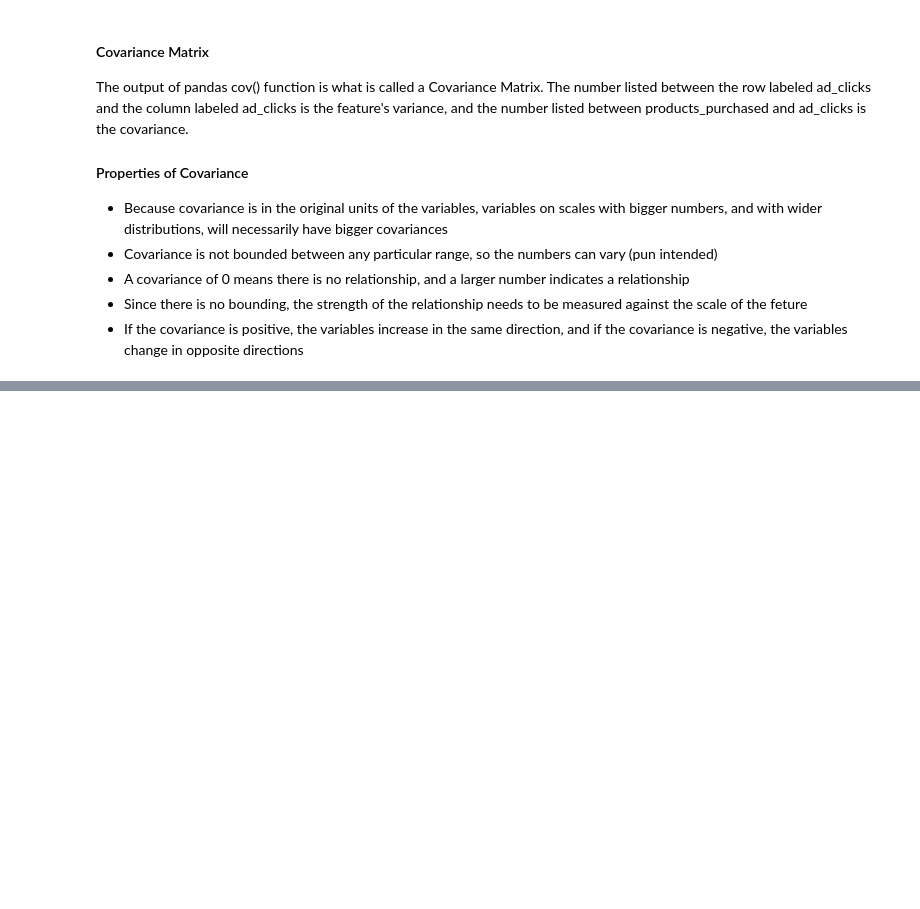
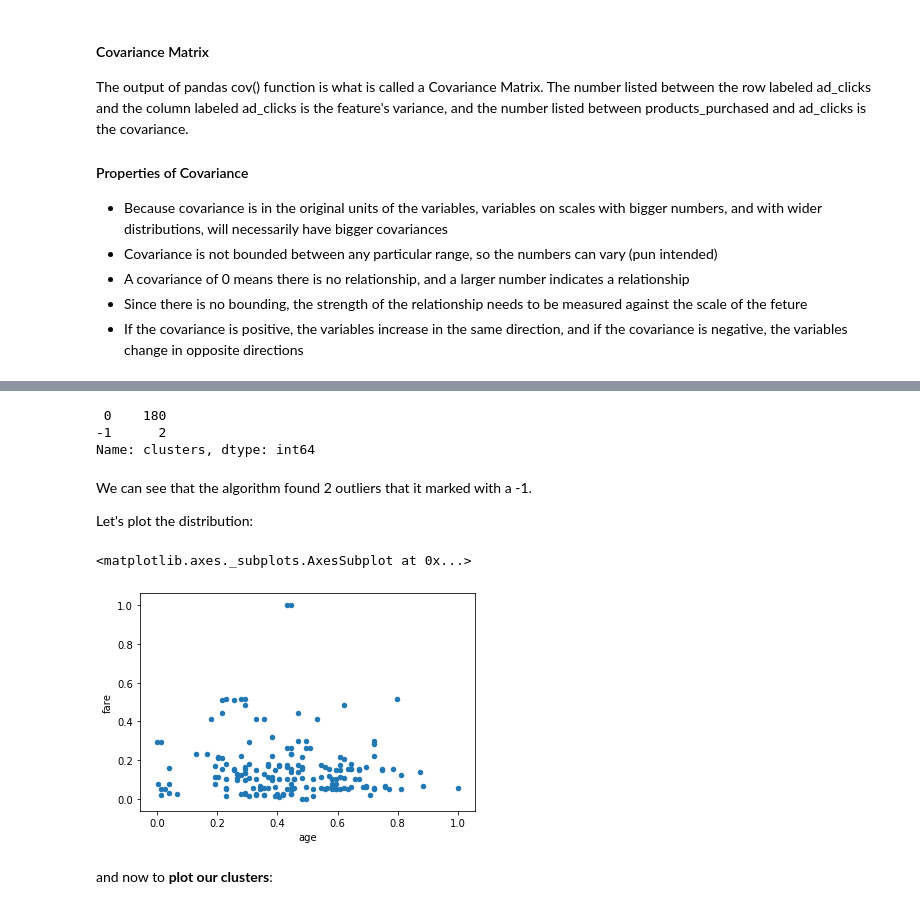
Before and after one commit to davideliason/DM4BA_Personal_Practice, a Jupyter notebook: Pandas_DataAnalysis.ipynb, the cells around one changed output, grey strips where cells are left out. Cells and saved outputs as stored; diff of their text form; code cells hidden in the pictures; blank space fills up the shorter version.

```diff
--- a/Pandas_DataAnalysis.ipynb
+++ b/Pandas_DataAnalysis.ipynb
@@ -1826,0 +2037,2 @@ The output of pandas cov() function is what is called a Covariance Matrix. The n
+# %%
+ageAndFare = titanic[["age", "fare"]]
@@ -1826,0 +2047,6 @@ The output of pandas cov() function is what is called a Covariance Matrix. The n
+# %%
+from sklearn.preprocessing import MinMaxScaler
+scaler = MinMaxScaler()
+ageAndFare = scaler.fit_transform(ageAndFare)
+ageAndFare = pd.DataFrame(ageAndFare, columns = ["age", "fare"])
+ageAndFare.head()
@@ -1826,0 +2062,11 @@ The output of pandas cov() function is what is called a Covariance Matrix. The n
+# %%
+from sklearn.cluster import DBSCAN
+
+# import DBSCAN model
+outlier_detection = DBSCAN()
+
+# fit and predict cluster labels for our column
+clusters = outlier_detection.fit_predict(ageAndFare)
+# %%
+ageAndFare['clusters'] = clusters
+ageAndFare.head()
@@ -1826,0 +2080,17 @@ The output of pandas cov() function is what is called a Covariance Matrix. The n
+# %%
+ageAndFare.clusters.value_counts()
+# %% [output]
+ 0    180
+-1      2
+Name: clusters, dtype: int64
+# %% [markdown]
+We can see that the algorithm found 2 outliers that it marked with a -1.
+
+Let's plot the distribution:
+# %%
+ageAndFare.plot.scatter(x = "age", y = "fare")
+# %% [output]
+<matplotlib.axes._subplots.AxesSubplot at 0x...>
+[figure, added]
+# %% [markdown]
+and now to **plot our clusters**:
```
Also changed, not shown: parts of 30 cells of this notebook.
